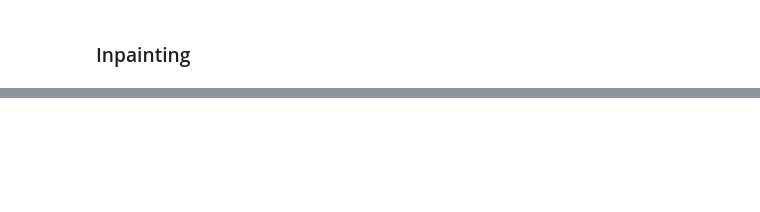
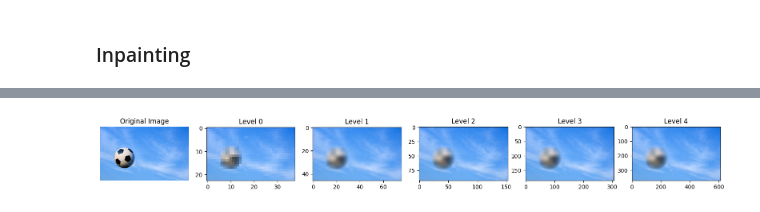
Before and after one commit to Abhinav7R/PatchMatchDIP, a Jupyter notebook: code/inpainting.ipynb, the cells around one changed output, grey strips where cells are left out. Saved outputs shown, nothing was run; the diff lists cells and outputs as text; code cells hidden in the pictures; blank space fills up the shorter version.

```diff
--- a/code/inpainting.ipynb
+++ b/code/inpainting.ipynb
@@ -220,0 +275,15 @@ inpainted_img, inpainted_images = inpainter.inpaint()
+# %%
+length = len(inpainted_images)
+plt.figure(figsize=(20, 20))
+plt.subplot(1, length+1, 1)
+plt.imshow(cv2.cvtColor(src_img, cv2.COLOR_BGR2RGB))
+plt.title("Original Image")
+plt.axis("off")
+for i in range(length):
+    plt.subplot(1, length+1, i+2)
+    plt.imshow(cv2.cvtColor(inpainted_images[i], cv2.COLOR_BGR2RGB))
+    plt.title(f"Level {length-i}")
+    # plt.axis("off")
+plt.show()
+# %% [output]
+[figure, added]
```
Also changed, not shown: parts of 12 cells of this notebook, 1 other file.
